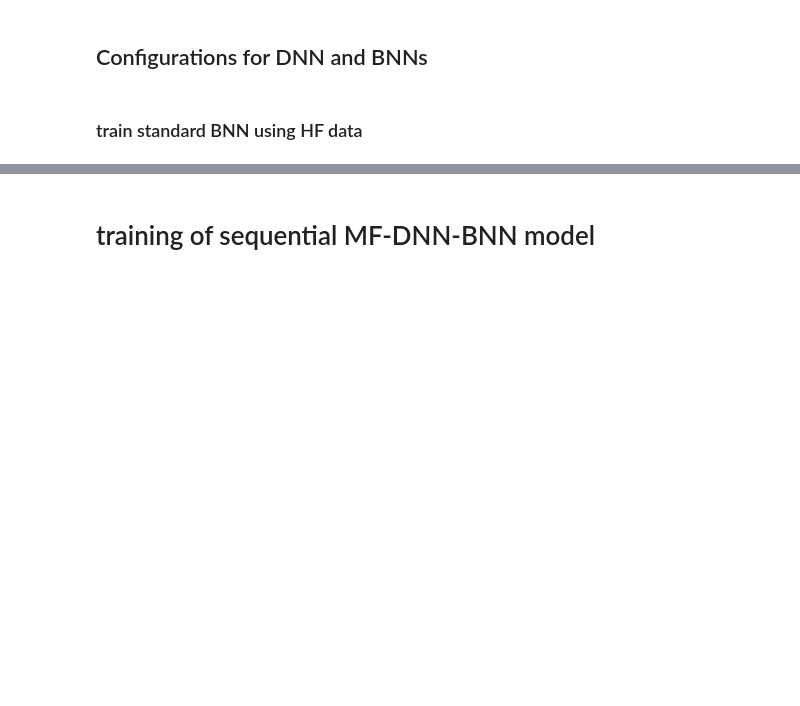
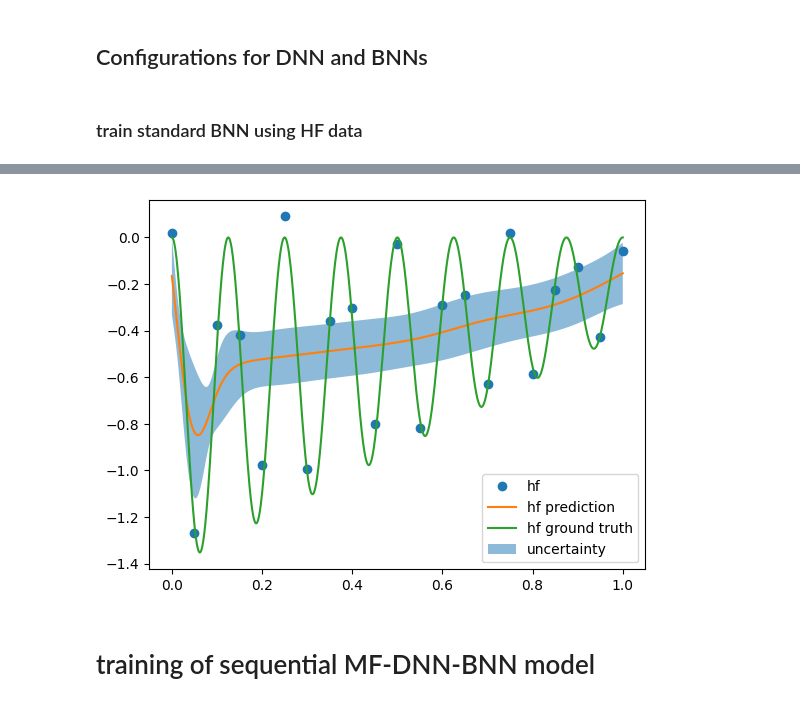
Before and after one commit to bessagroup/mfbml, a Jupyter notebook: studies/bnn_illustrative_examples/mf_dnn_bnn/mf_dnn_bnn_showcase.ipynb, the cells around one changed output, grey strips where cells are left out. Drawn from its saved outputs; the diff is of its cells as text; code cells hidden in the pictures; blank space fills up the shorter version.

```diff
--- a/studies/bnn_illustrative_examples/mf_dnn_bnn/mf_dnn_bnn_showcase.ipynb
+++ b/studies/bnn_illustrative_examples/mf_dnn_bnn/mf_dnn_bnn_showcase.ipynb
@@ -140,26 +170,29 @@ bnn_model.train(
 # %%
 # visualize the posterior of bnn
-bnn_y, bnn_epistemic, bnn_total_unc, bnn_aleatoric = bnn_model.predict(x=test_samples)
+bnn_y, bnn_epistemic, bnn_total_unc, bnn_aleatoric = bnn_model.predict(
+    x=test_samples)
 
 # plot
 plt.figure()
 plt.plot(hf_samples, hf_responses, "o", label="hf")
 plt.plot(test_samples.numpy(), bnn_y, label="hf prediction")
 plt.plot(
     test_samples.numpy(),
     test_hf_responses_noiseless.numpy(),
     label="hf ground truth",
 )
 plt.fill_between(
     test_samples.flatten().numpy(),
     (bnn_y - 2 * bnn_total_unc).reshape(-1),
     (bnn_y + 2 * bnn_total_unc).reshape(-1),
     alpha=0.5,
     label="uncertainty",
 )
 plt.legend()
 # plt.savefig("bnn.png", bbox_inches='tight', dpi=300)
 plt.show()
+# %% [output]
+[figure, added]
 # %% [markdown]
 # training of sequential MF-DNN-BNN model
 # %%
```
Also changed, not shown: parts of 12 cells of this notebook, 15 other files.
